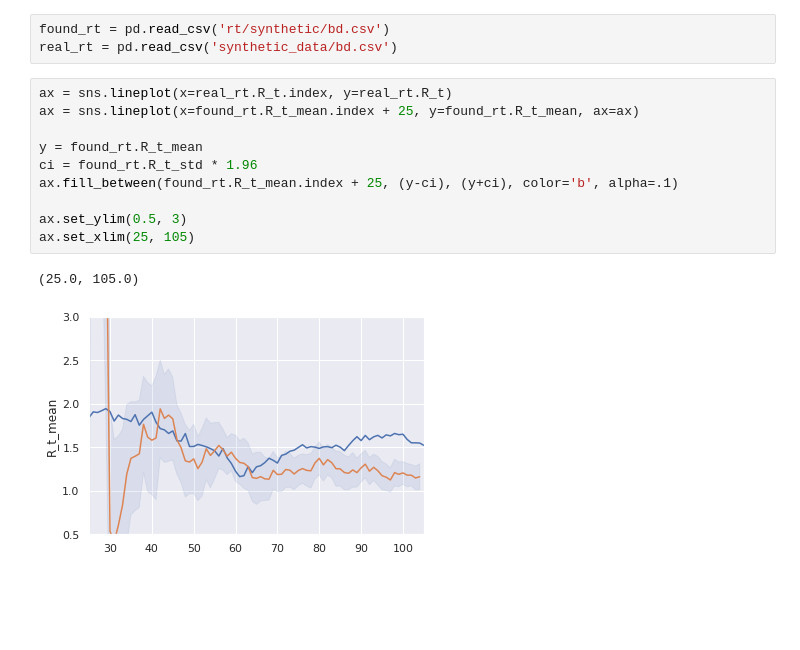
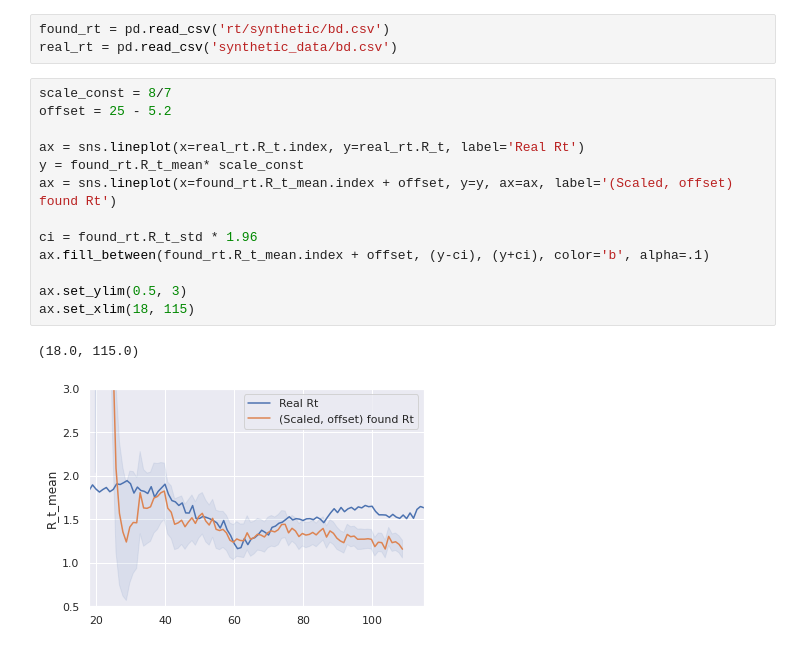
Before and after one commit to Neehan/Realtime_Rt, a Jupyter notebook: visualizations.ipynb, the cells around one changed output. Drawn from its saved outputs; the diff is of its cells as text; blank space fills up the shorter version.

```diff
--- a/visualizations.ipynb
+++ b/visualizations.ipynb
@@ -12,15 +12,18 @@ sns.set()
 found_rt = pd.read_csv('rt/synthetic/bd.csv')
 real_rt = pd.read_csv('synthetic_data/bd.csv')
 # %%
-ax = sns.lineplot(x=real_rt.R_t.index, y=real_rt.R_t)
-ax = sns.lineplot(x=found_rt.R_t_mean.index + 25, y=found_rt.R_t_mean, ax=ax)
+scale_const = 8/7
+offset = 25 - 5.2
 
-y = found_rt.R_t_mean
+ax = sns.lineplot(x=real_rt.R_t.index, y=real_rt.R_t, label='Real Rt')
+y = found_rt.R_t_mean* scale_const
+ax = sns.lineplot(x=found_rt.R_t_mean.index + offset, y=y, ax=ax, label='(Scaled, offset) found Rt')
+
 ci = found_rt.R_t_std * 1.96
-ax.fill_between(found_rt.R_t_mean.index + 25, (y-ci), (y+ci), color='b', alpha=.1)
+ax.fill_between(found_rt.R_t_mean.index + offset, (y-ci), (y+ci), color='b', alpha=.1)
 
 ax.set_ylim(0.5, 3)
-ax.set_xlim(25, 105)
+ax.set_xlim(18, 115)
 # %% [output]
-(25.0, 105.0)
+(18.0, 115.0)
-[figure, old version]
+[figure, new version]
```
Also changed, not shown: parts of 1 cell of this notebook, 1 other file.
